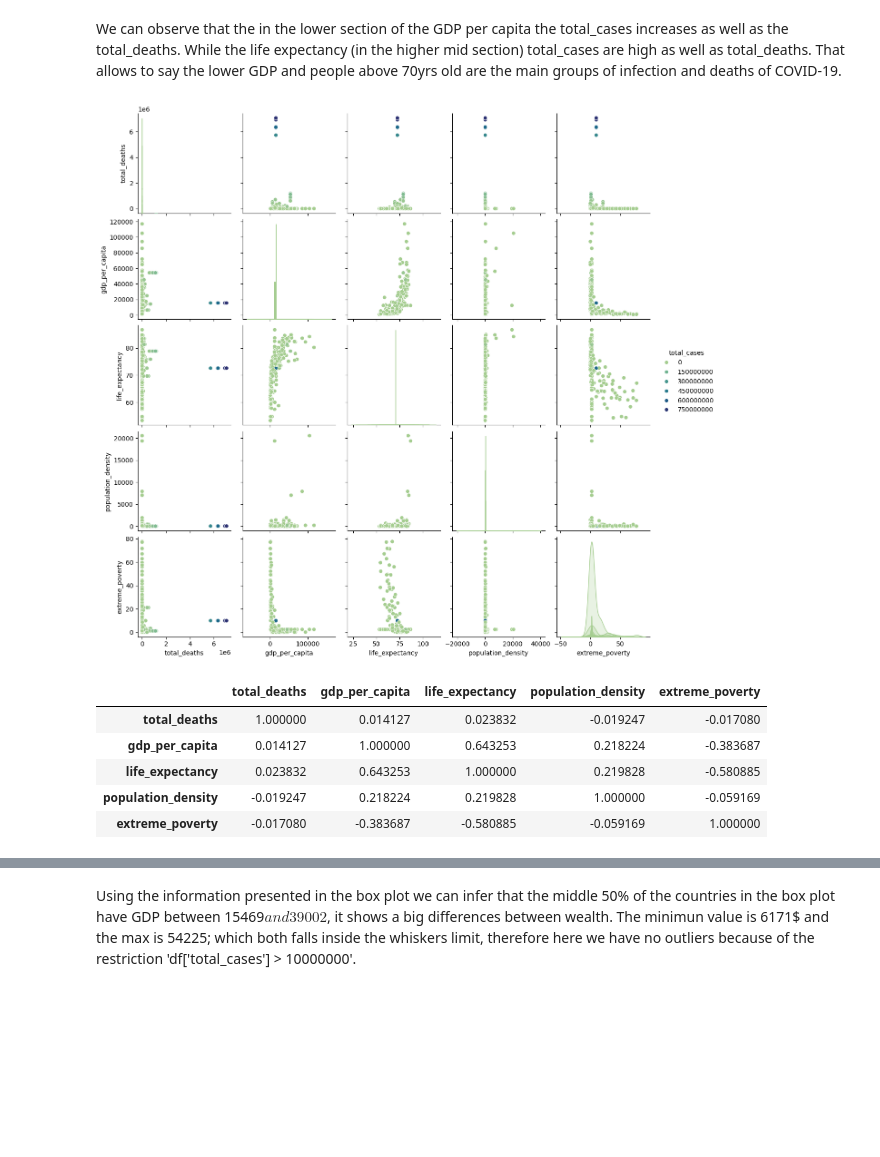
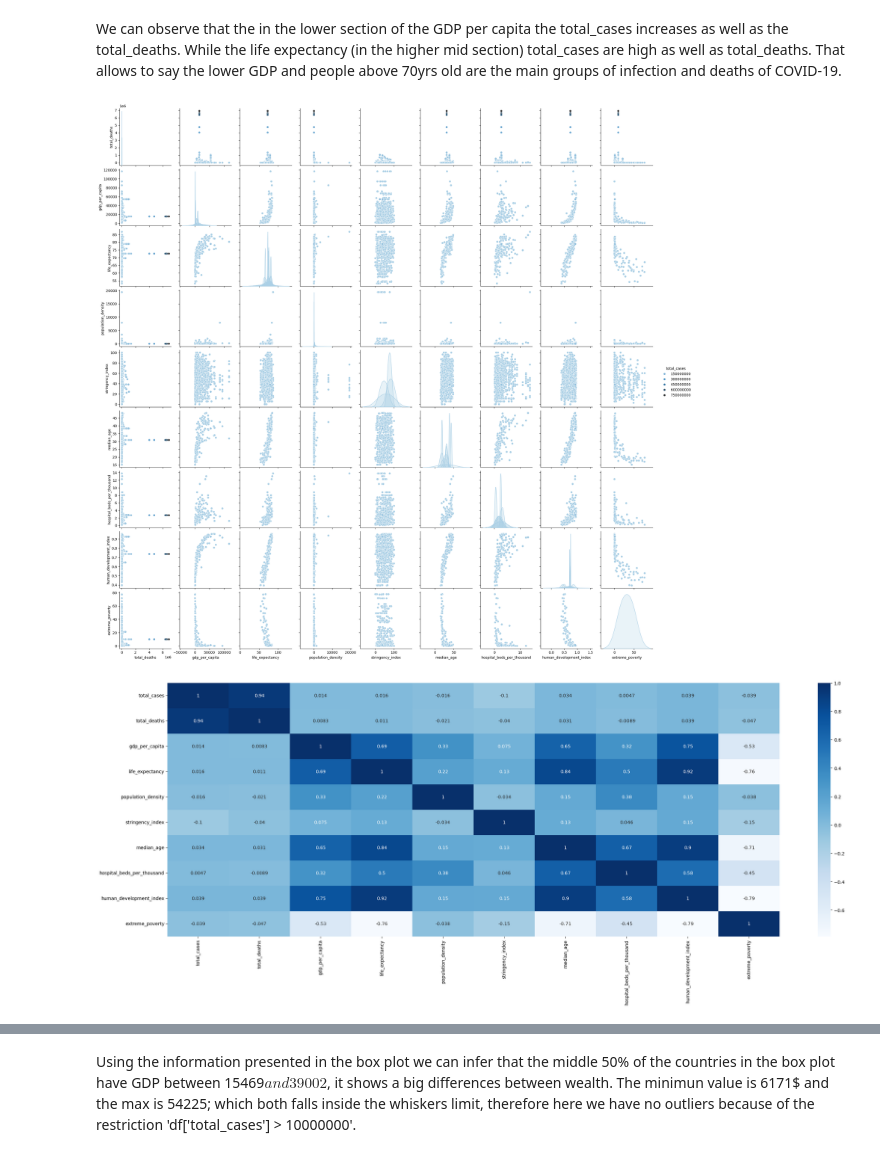
Before and after one commit to 222josey/DS1-Group-Project, a Jupyter notebook: finalCode.ipynb, the cells around one changed output, grey strips where cells are left out. Drawn from its saved outputs; the diff is of its cells as text; code cells hidden in the pictures; blank space fills up the shorter version.

```diff
--- a/finalCode.ipynb
+++ b/finalCode.ipynb
@@ -140,22 +161,22 @@ plt.show()
 We can observe that the in the lower section of the GDP per capita the total_cases increases as well as the total_deaths. While the life expectancy (in the higher mid section) total_cases are high as well as total_deaths.
 That allows to say the lower GDP and people above 70yrs old are the main groups of infection and deaths of COVID-19.
 # %%
-y = sub[['total_deaths', 'gdp_per_capita', 'life_expectancy', 'population_density', 'extreme_poverty']]
-
 # test of 2k sample for visualization purposes
-plot_data = sub[['total_deaths', 'gdp_per_capita', 'life_expectancy', 'population_density', 'extreme_poverty', 'total_cases']].sample(2000, random_state=22)
+plot_data = sub[['total_cases', 'total_deaths', 'gdp_per_capita', 'life_expectancy',
+    'population_density', 'stringency_index', 'median_age',
+    'hospital_beds_per_thousand', 'human_development_index', 'extreme_poverty']].sample(2000, random_state=22)
 
 # pairplot with 6 attributes
-sns.pairplot(plot_data, hue='total_cases', palette='crest')
+sns.pairplot(plot_data, hue='total_cases', palette= 'Blues_d')
 plt.show()
 
 # correlation matrix
-y.corr(method='pearson')
+co_mtx = plot_data.corr(method='pearson')
+plt.figure(figsize=(30, 10))
+sns.heatmap(co_mtx, cmap='Blues', annot=True)
+
+# Display heatmap
+plt.show()
 # %% [output]
-[figure, old version]
+[figure, new version]
-|  | total_deaths | gdp_per_capita | life_expectancy | population_density | extreme_poverty |
-| total_deaths | 1.000000 | 0.014127 | 0.023832 | -0.019247 | -0.017080 |
-| gdp_per_capita | 0.014127 | 1.000000 | 0.643253 | 0.218224 | -0.383687 |
-| life_expectancy | 0.023832 | 0.643253 | 1.000000 | 0.219828 | -0.580885 |
-| population_density | -0.019247 | 0.218224 | 0.219828 | 1.000000 | -0.059169 |
-| extreme_poverty | -0.017080 | -0.383687 | -0.580885 | -0.059169 | 1.000000 |
+[figure, added]
```
Also changed, not shown: parts of 8 cells of this notebook.
